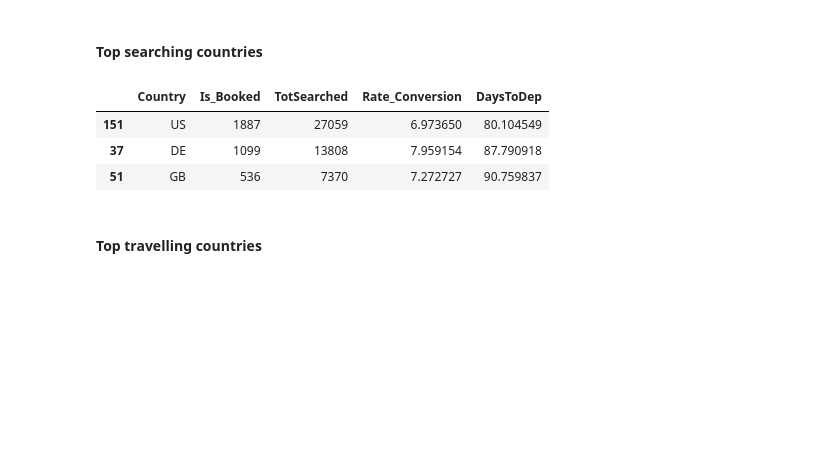
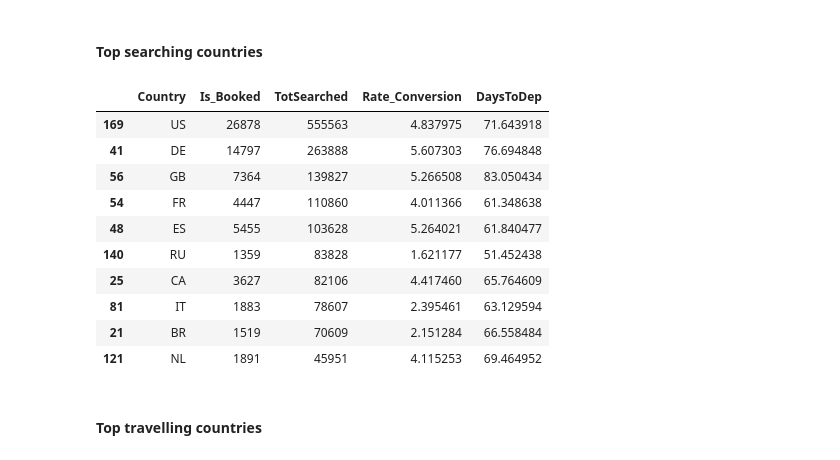
Before and after one commit to arrpak/Master-in-Data-Science-1, a Jupyter notebook: ipynb/Challenge/solution_exercise_4_statistics.ipynb, the cells around one changed output. Cells and saved outputs as stored; diff of their text form; code cells hidden in the pictures; blank space fills up the shorter version.

```diff
--- a/ipynb/Challenge/solution_exercise_4_statistics.ipynb
+++ b/ipynb/Challenge/solution_exercise_4_statistics.ipynb
@@ -16,14 +16,15 @@ files_path = "/home/dsc/Repositories/Master-in-Data-Science/Data/"
 ##### Loading and formatting searches file
 # %%
 # Loading searches file
-searches_df = pd.read_csv(files_path+"new_searches.csv",sep='^')
+searches_file = bz2.BZ2File(files_path+"new_searches.csv.bz2")
+searches_df = pd.read_csv(searches_file,sep='^',nrows=2e6, usecols=['Country','Date','Seg1Date','Is_Booked'])
 searches_df = searches_df.dropna(subset=['Seg1Date'])
 
 # Adding column with days between search and departure
-searches_df['BookDate'] = searches_df['Date'].apply(lambda d: pd.Timestamp(pd.to_datetime(d).date()))
-searches_df['DepDate'] = searches_df['Seg1Date'].apply(lambda d: pd.Timestamp(pd.to_datetime(d).date()))
+searches_df['BookDate'] = pd.to_datetime(searches_df['Date'])
+searches_df['DepDate'] = pd.to_datetime(searches_df['Seg1Date'])
 searches_df['DiffDates'] = searches_df.DepDate-searches_df.BookDate
-searches_df['DaysToDep'] = searches_df['DiffDates'].apply(lambda d: (d/np.timedelta64(1, 'D')).astype(int))
+searches_df['DaysToDep'] = (pd.to_timedelta(searches_df['DiffDates'])/np.timedelta64(1, 'D')).astype(int)
 # %% [markdown]
 ##### Grouping by period search/departure
 # %%
@@ -102,12 +124,19 @@ result_df.reset_index(inplace=True)
 # %% [markdown]
 #### Top searching countries
 # %%
-result_df.sort('TotSearched',ascending=False).head(3)
+result_df.sort('TotSearched',ascending=False).head(10)
 # %% [output]
 |  | Country | Is_Booked | TotSearched | Rate_Conversion | DaysToDep |
-| 151 | US | 1887 | 27059 | 6.973650 | 80.104549 |
-| 37 | DE | 1099 | 13808 | 7.959154 | 87.790918 |
-| 51 | GB | 536 | 7370 | 7.272727 | 90.759837 |
+| 169 | US | 26878 | 555563 | 4.837975 | 71.643918 |
+| 41 | DE | 14797 | 263888 | 5.607303 | 76.694848 |
+| 56 | GB | 7364 | 139827 | 5.266508 | 83.050434 |
+| 54 | FR | 4447 | 110860 | 4.011366 | 61.348638 |
+| 48 | ES | 5455 | 103628 | 5.264021 | 61.840477 |
+| 140 | RU | 1359 | 83828 | 1.621177 | 51.452438 |
+| 25 | CA | 3627 | 82106 | 4.417460 | 65.764609 |
+| 81 | IT | 1883 | 78607 | 2.395461 | 63.129594 |
+| 21 | BR | 1519 | 70609 | 2.151284 | 66.558484 |
+| 121 | NL | 1891 | 45951 | 4.115253 | 69.464952 |
 # %% [markdown]
 #### Top travelling countries
 # %%
```
Also changed, not shown: parts of 11 cells of this notebook, 2 other files.
